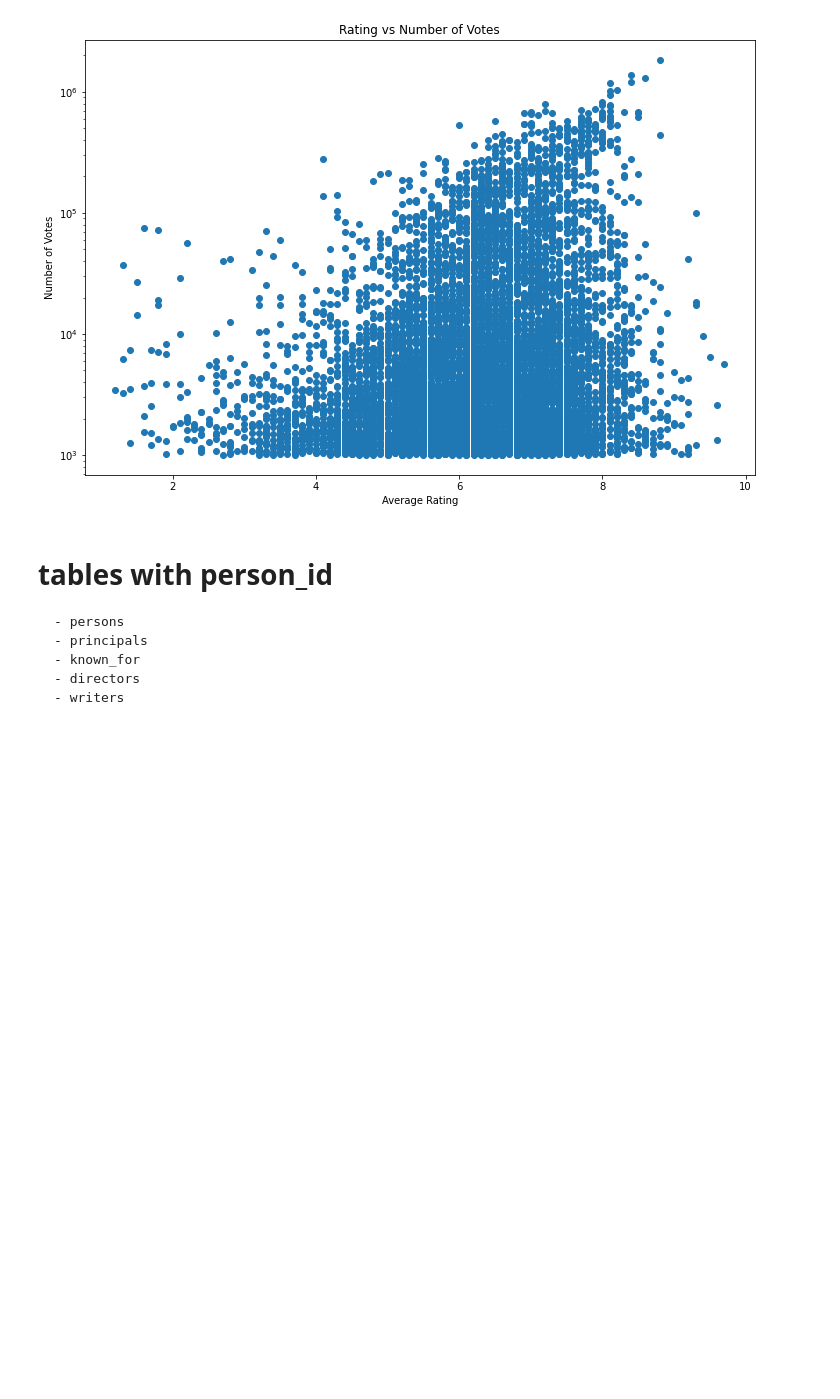
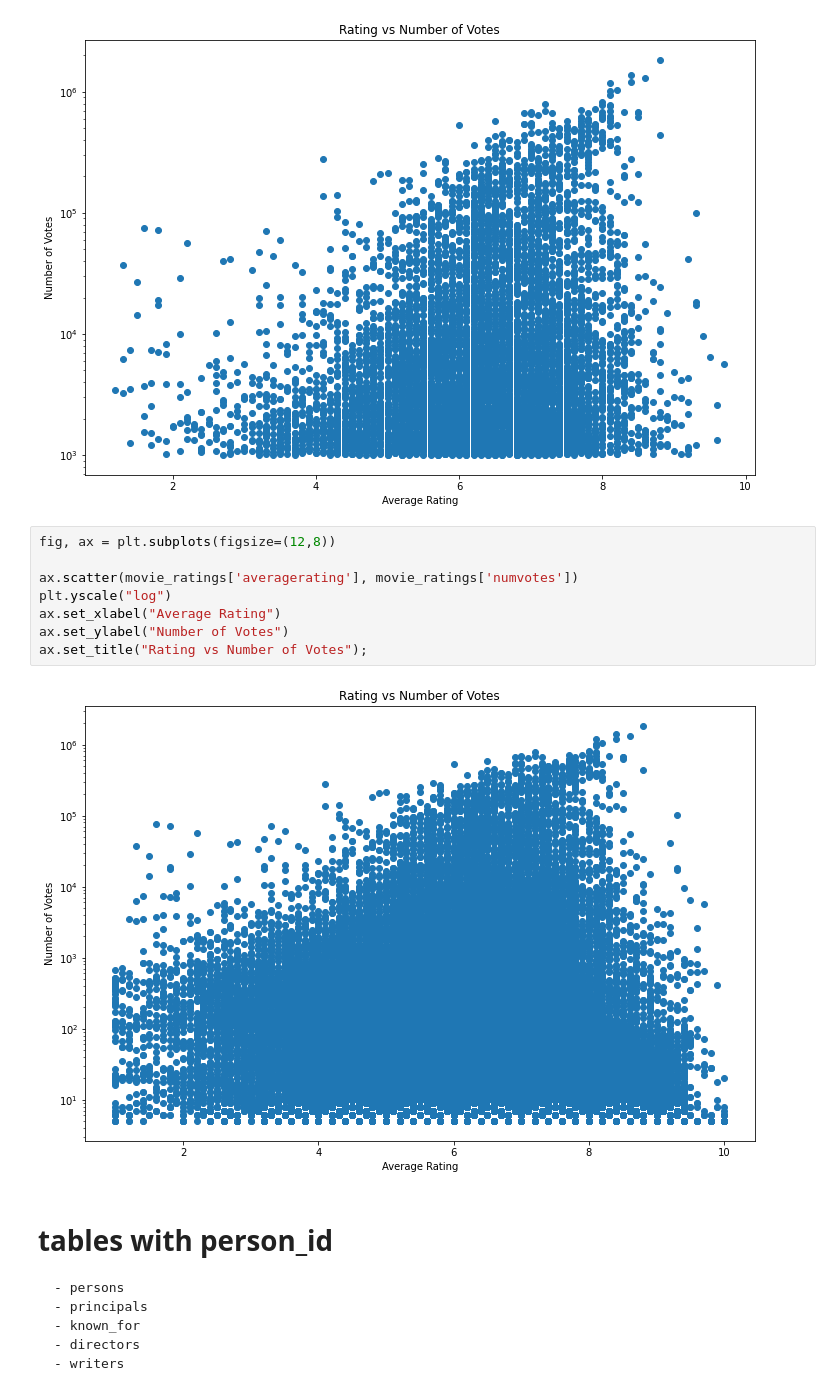
Before and after one commit to kmatk/Movie_Studio_P1_Project, a Jupyter notebook: imdb_db_EDA.ipynb, the cells around one changed output. Drawn from its saved outputs; the diff is of its cells as text; blank space fills up the shorter version.

```diff
--- a/imdb_db_EDA.ipynb
+++ b/imdb_db_EDA.ipynb
@@ -325,6 +272,16 @@ ax.set_ylabel("Number of Votes")
 ax.set_title("Rating vs Number of Votes");
 # %% [output]
 [figure]
+# %%
+fig, ax = plt.subplots(figsize=(12,8))
+
+ax.scatter(movie_ratings['averagerating'], movie_ratings['numvotes'])
+plt.yscale("log")
+ax.set_xlabel("Average Rating")
+ax.set_ylabel("Number of Votes")
+ax.set_title("Rating vs Number of Votes");
+# %% [output]
+[figure, added]
 # %% [markdown]
 # tables with person_id
     - persons
```
Also changed, not shown: parts of 16 cells of this notebook, 1 other file.
